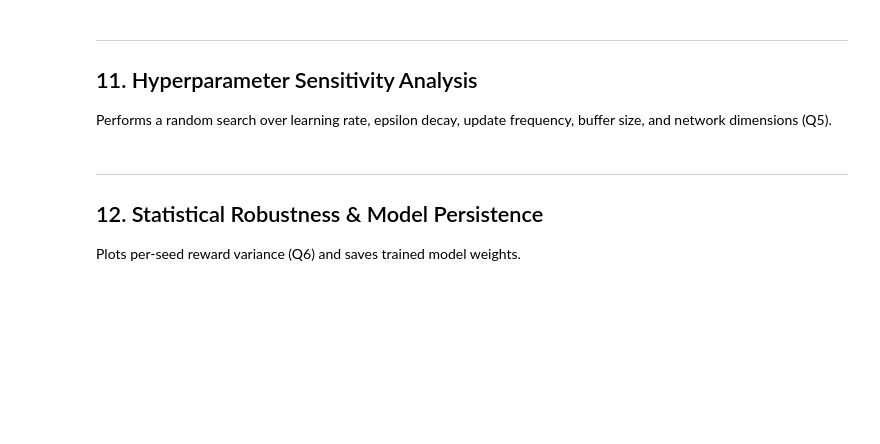
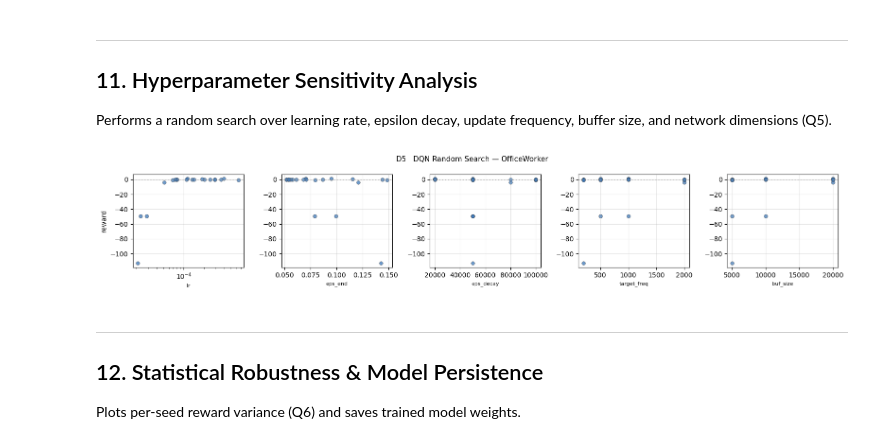
Before and after one commit to NorbuLew/ML-Assignment, a Jupyter notebook: DQN/AssignmentCode(DQN).ipynb, the cells around one changed output. Saved outputs shown, nothing was run; the diff lists cells and outputs as text; code cells hidden in the pictures; blank space fills up the shorter version.

```diff
--- a/DQN/AssignmentCode(DQN).ipynb
+++ b/DQN/AssignmentCode(DQN).ipynb
@@ -92,7 +70,7 @@ USE_BELIEF = True
 def agent_state_dim():
     return STATE_DIM if USE_BELIEF else STATE_DIM_BASE
 
-DEVICE = DEVICE = "cuda" if torch.cuda.is_available() else "cpu"
+DEVICE = "cpu"
 torch.set_num_threads(1)
 
 print("Actions:", ACTION_NAMES)
@@ -1243,35 +1308,37 @@ for i in range(_N_SEARCH):
                           hidden_sizes=_hidden),
             n_seeds=2,
             archetype="OfficeWorker")
         _search_results.append({
             "lr": _lr, "eps_end": _eps_end, "eps_decay": _eps_decay,
             "target_freq": _target_freq, "buf_size": _buf_size,
             "hidden": str(_hidden), "reward": r["reward_mean"],
             "ctr": r["ctr"], "sends": r["sends_per_episode"],
             "optout": r["optout_rate"]})
     except Exception as ex:
         print(f"FAILED: {ex}")
 
 _search_df = pd.DataFrame(_search_results)
 
 if len(_search_df) > 0:
     _hp_cols = ["lr", "eps_end", "eps_decay", "target_freq", "buf_size"]
     fig, axes = plt.subplots(1, len(_hp_cols), figsize=(3.2 * len(_hp_cols), 3.0))
 
     for ax, col in zip(axes, _hp_cols):
         ax.scatter(_search_df[col], _search_df["reward"], s=30, alpha=0.7,
                    color="#2f6fb5", edgecolors="#333333", linewidth=0.5)
         ax.axhline(0, color="#999999", lw=0.8, ls=":")
         ax.set_xlabel(col, fontsize=8)
         ax.set_ylabel("reward" if col == _hp_cols[0] else "")
         ax.grid(alpha=0.3)
         if col == "lr":
             ax.set_xscale("log")
 
-    fig.suptitle("D5   DDQN Random Search — OfficeWorker", fontsize=11)
+    fig.suptitle("D5   DQN Random Search — OfficeWorker", fontsize=11)
     fig.tight_layout()
-    save(fig, "D5_ddqn_random_search")
+    save(fig, "D5_dqn_random_search")
     plt.show()
+# %% [output]
+[figure, added]
 # %% [markdown]
 ---
 
```
Also changed, not shown: parts of 31 cells of this notebook.
